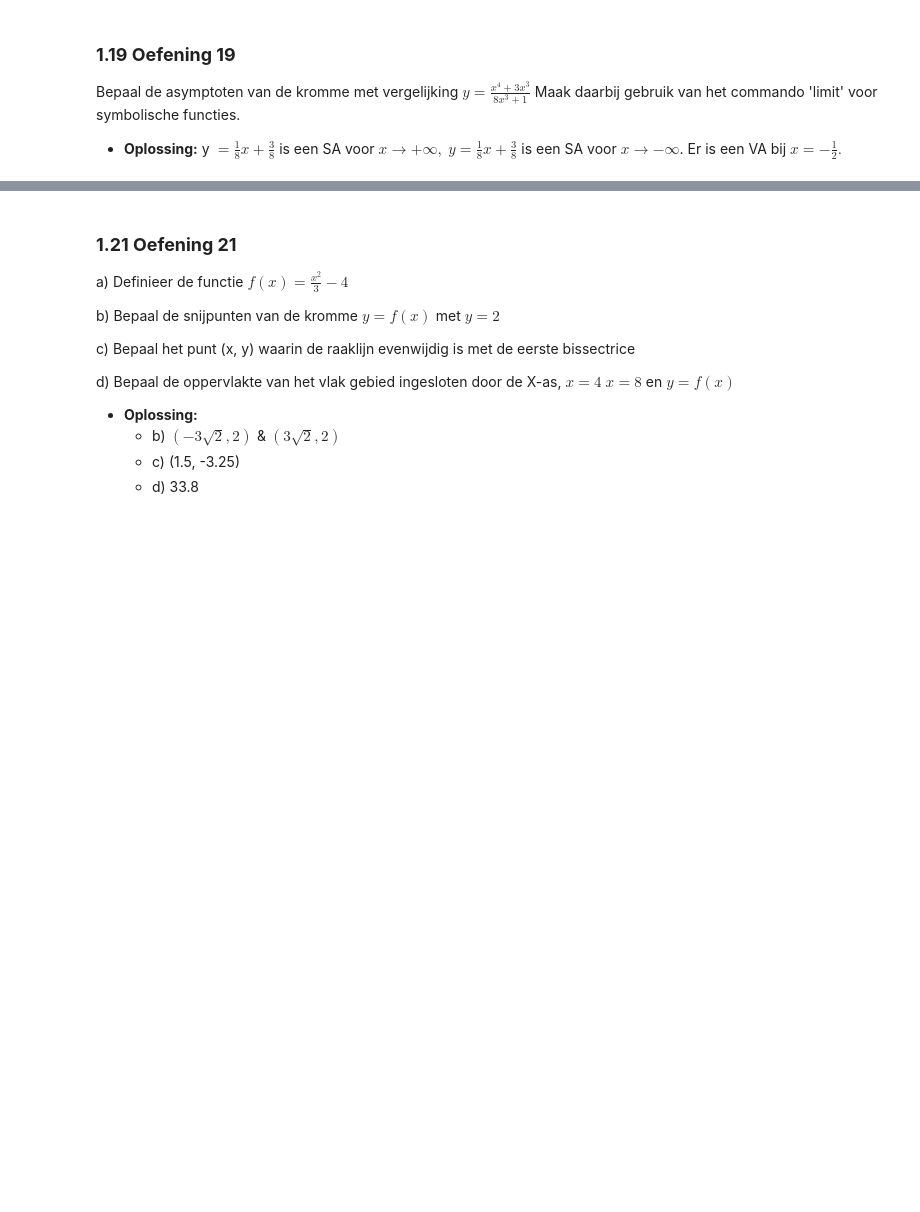
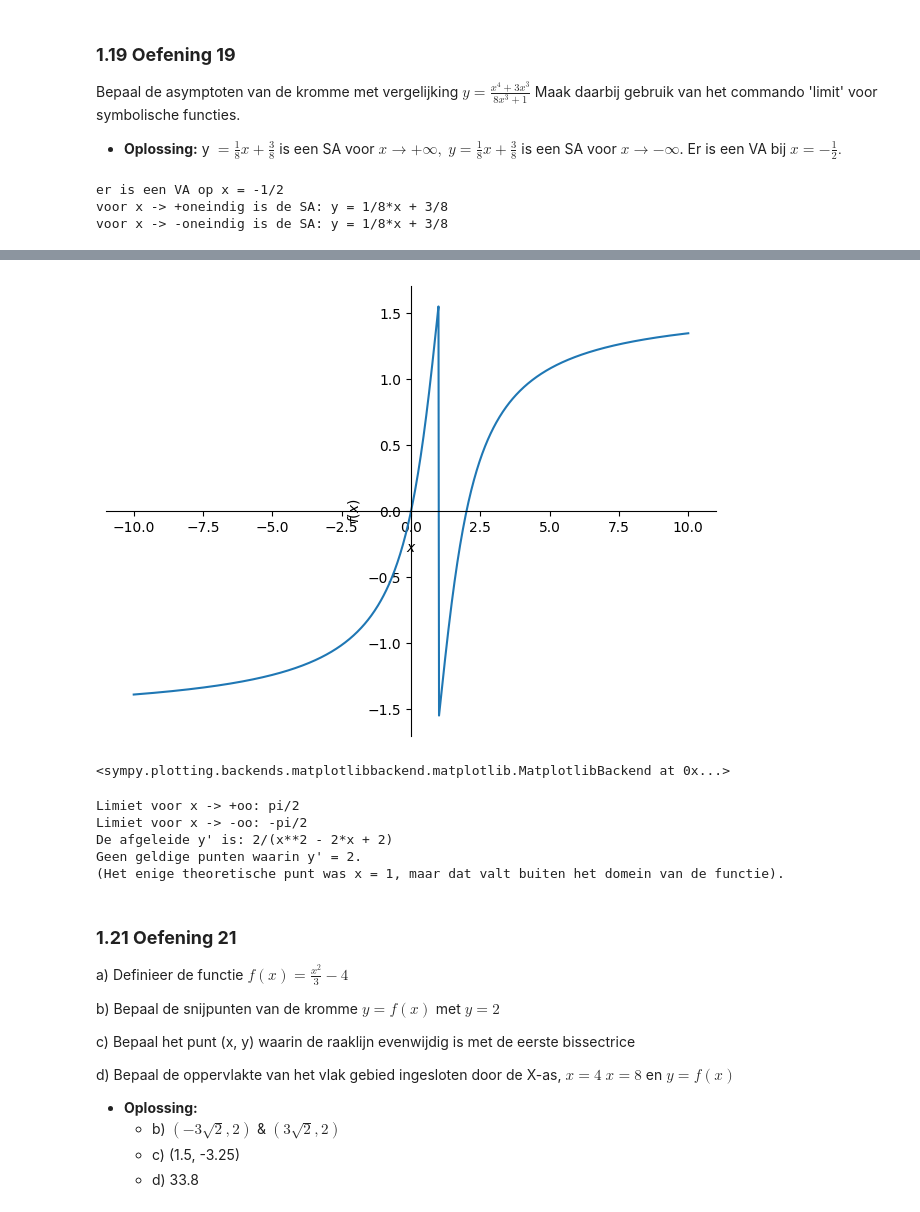
Before and after one commit to taliaXvdb/statistiekPython, a Jupyter notebook: alleOef.ipynb, the cells around one changed output, grey strips where cells are left out. Cells and saved outputs as stored; diff of their text form; code cells hidden in the pictures; blank space fills up the shorter version.

```diff
--- a/alleOef.ipynb
+++ b/alleOef.ipynb
@@ -75,6 +281,32 @@ Los op over IR: $x^{5}-5x=-2$.
 Bepaal de asymptoten van de kromme met vergelijking $y=\frac{x^{4}+3x^{3}}{8x^{3}+1}$
 Maak daarbij gebruik van het commando 'limit' voor symbolische functies.
 * **Oplossing:** y $=\frac{1}{8}x+\frac{3}{8}$ is een SA voor $x\rightarrow+\infty,$ $y=\frac{1}{8}x+\frac{3}{8}$ is een SA voor $x\rightarrow-\infty$. Er is een VA bij $x=-\frac{1}{2}.$
+# %%
+x=sp.symbols('x', real=True)
+f=(x**4+3*x**3)/(8*x**3+1)
+
+noemer = 8*x**3+1
+nulp_noemer = sp.solve(noemer,x)
+
+for nulpunt in nulp_noemer:
+    lim_links = sp.limit(f,x,nulpunt,dir='-')
+    lim_rechts = sp.limit(f,x,nulpunt,dir='+')
+
+    if abs(lim_links) == sp.oo or abs(lim_rechts) == sp.oo:
+        print(f"er is een VA op x = {nulpunt}")
+
+voor_limieten = [(sp.oo, "+oneindig"),(-sp.oo,"-oneindig")]
+
+for limiet_waarde, label in voor_limieten:
+    a = sp.limit(f/x,x,limiet_waarde)
+    b=sp.limit(f-a*x,x,limiet_waarde)
+
+    if a.is_finite and a !=0 and b.is_finite:
+        print(f"voor x -> {label} is de SA: y = {a}*x + {b}")
+# %% [output]
+er is een VA op x = -1/2
+voor x -> +oneindig is de SA: y = 1/8*x + 3/8
+voor x -> -oneindig is de SA: y = 1/8*x + 3/8
 # %% [markdown]
 ### **1.20 Oefening 20**
 Schets de kromme $y=Bgtg(\frac{x-1}{2}-\frac{1}{2x-2})$
@@ -84,6 +317,44 @@ Bepaal $y^{\prime}$. Zoek punten waarin $y^{\prime}=2$. Verklaar de resultaten o
   * Als x naar + $\infty$ nadert, nadert f(x) naar $\frac{\pi}{2}.$
   * Als x naar - $\infty$ nadert, nadert f(x) naar $-\frac{\pi}{2}.$
   * Geen punten waarin $y^{\prime}=2$
+# %%
+x = sp.symbols('x')
+f = sp.atan((x-1)/2-1/(2*x-2))
+sp.plotting.plot(f,(x,-10,10))
+# %% [output]
+[figure, added]
+<sympy.plotting.backends.matplotlibbackend.matplotlib.MatplotlibBackend at 0x...>
+# %%
+lim_links = sp.limit(f, x, 1, dir='-')
+lim_rechts = sp.limit(f, x, 1, dir='+')
+
+lim_plus_inf = sp.limit(f, x, sp.oo)
+lim_min_inf = sp.limit(f, x, -sp.oo)
+
+print(f"Limiet voor x -> +oo: {lim_plus_inf}")
+print(f"Limiet voor x -> -oo: {lim_min_inf}")
+
+y_prime = sp.diff(f, x).simplify()
+print(f"De afgeleide y' is: {y_prime}")
+
+mogelijke_punten = sp.solve(sp.Eq(y_prime, 2), x)
+
+geldige_punten = []
+for punt in mogelijke_punten:
+    if (punt - 1) != 0:
+        geldige_punten.append(punt)
+
+if not geldige_punten:
+    print("Geen geldige punten waarin y' = 2.")
+    print(f"(Het enige theoretische punt was x = {mogelijke_punten[0]}, maar dat valt buiten het domein van de functie).")
+else:
+    print(f"Punten waar y' = 2: {geldige_punten}")
+# %% [output]
+Limiet voor x -> +oo: pi/2
+Limiet voor x -> -oo: -pi/2
+De afgeleide y' is: 2/(x**2 - 2*x + 2)
+Geen geldige punten waarin y' = 2.
+(Het enige theoretische punt was x = 1, maar dat valt buiten het domein van de functie).
 # %% [markdown]
 ### **1.21 Oefening 21**
 a) Definieer de functie $f(x)=\frac{x^{2}}{3}-4$
```
Also changed, not shown: parts of 36 cells of this notebook, 1 other file.
